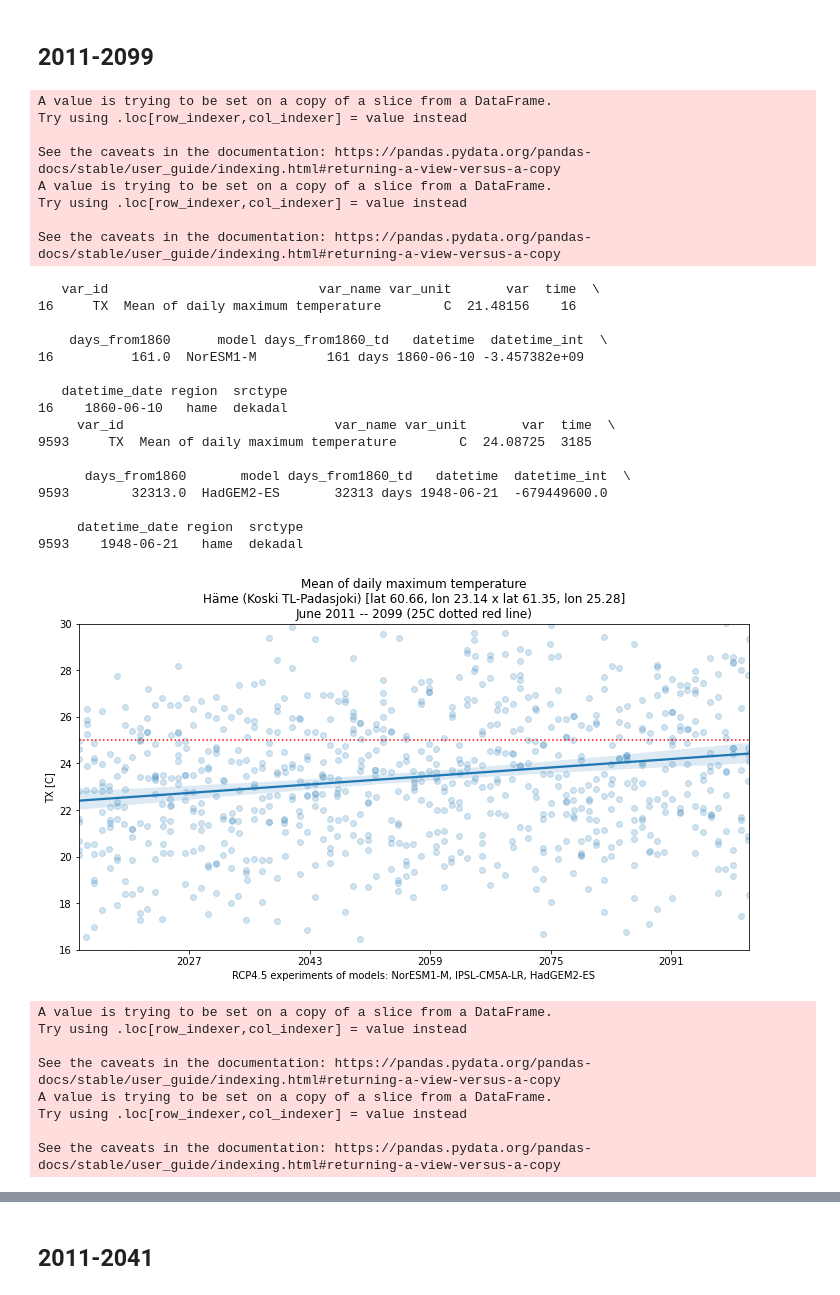
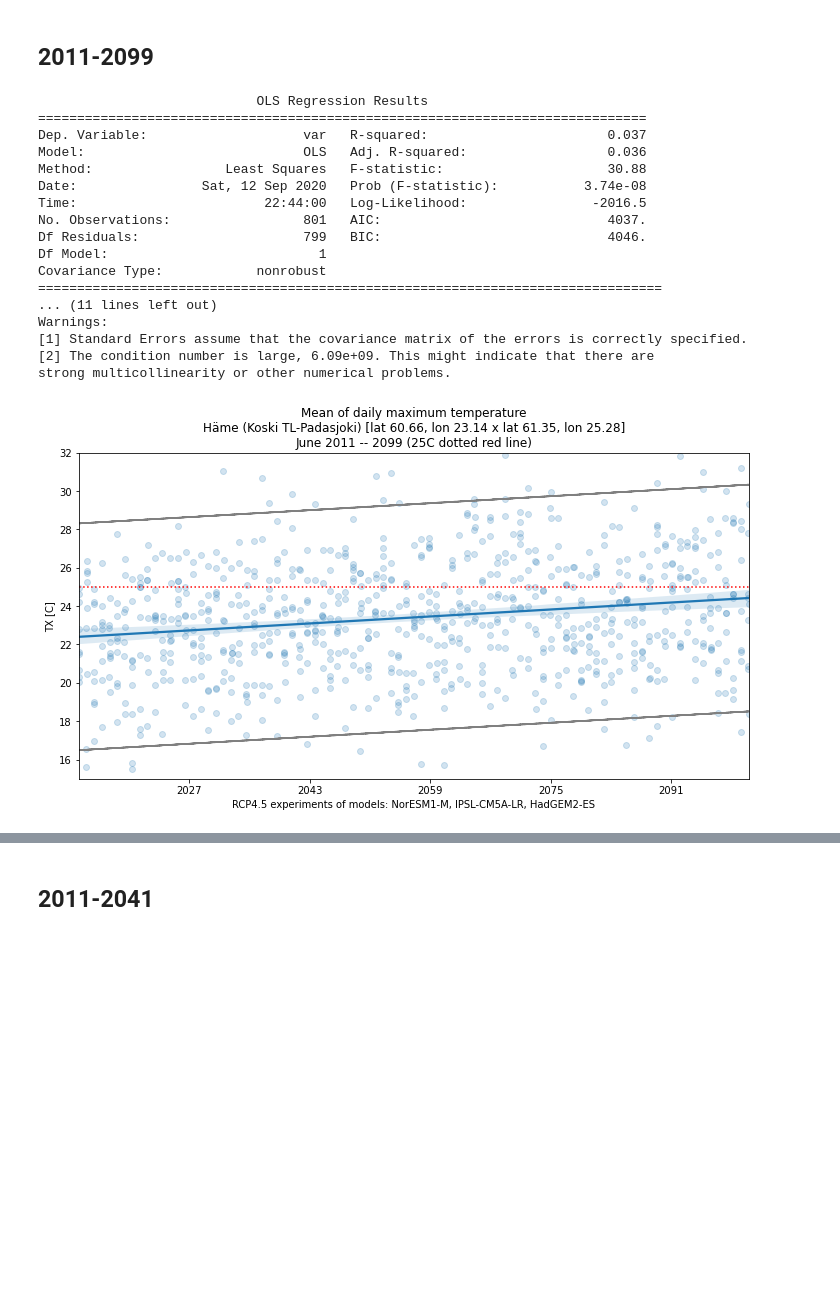
Before and after one commit to juhariis/cds-fin-strawberry, a Jupyter notebook: agro_strawberries_v2.ipynb, the cells around one changed output, grey strips where cells are left out. Cells and saved outputs as stored; diff of their text form; code cells hidden in the pictures; blank space fills up the shorter version.

Commit message:
Added prediction intervals for mean daily maximum temperature and moved respective functions into a separate module

```diff
--- a/agro_strawberries_v2.ipynb
+++ b/agro_strawberries_v2.ipynb
@@ -1222,64 +1176,35 @@ def quick_plot(df, geostr, txt = '', hline = None, timeadjust = 0):
 ## 2011-2099 <a id='mean_daily_temp_2011_2099'></a>
 # %%
 # dekadal long
+import importlib
+importlib.reload(sbry)
 
 timeadjust = 4.82
 xtra_txt = '\nJune 2011 -- 2099 (25C dotted red line)'
 
 df = df_dekadal_long.loc[
     (df_dekadal_long['var_id'] == 'TX') &
     (df_dekadal_long['region'].isin(['hame'])) &
     ((df_dekadal_long['datetime'].dt.month.isin([6])))
 ]
 
-quick_plot(df, geo_hame, xtra_txt, 25, timeadjust)
-
-df = df_dekadal_long.loc[
-    (df_dekadal_long['var_id'] == 'TX') &
-    (df_dekadal_long['region'].isin(['psavo'])) &
-    ((df_dekadal_long['datetime'].dt.month.isin([6])))
-]
-
-quick_plot(df, geo_psavo, xtra_txt, 25, timeadjust)
-
-df = df_dekadal_long.loc[
-    (df_dekadal_long['var_id'] == 'TX') &
-    (df_dekadal_long['region'].isin(['vsuomi'])) &
-    ((df_dekadal_long['datetime'].dt.month.isin([6])))
-]
-
-quick_plot(df, geo_vsuomi, xtra_txt, 25, timeadjust)
+sbry.quick_plot(df, geo_hame, xtra_txt, 25, timeadjust)
 # %% [output]
-A value is trying to be set on a copy of a slice from a DataFrame.
-Try using .loc[row_indexer,col_indexer] = value instead
-
-See the caveats in the documentation: https://pandas.pydata.org/pandas-docs/stable/user_guide/indexing.html#returning-a-view-versus-a-copy
-A value is trying to be set on a copy of a slice from a DataFrame.
-Try using .loc[row_indexer,col_indexer] = value instead
-
-See the caveats in the documentation: https://pandas.pydata.org/pandas-docs/stable/user_guide/indexing.html#returning-a-view-versus-a-copy
+                            OLS Regression Results
+==============================================================================
+Dep. Variable:                    var   R-squared:                       0.037
+Model:                            OLS   Adj. R-squared:                  0.036
+Method:                 Least Squares   F-statistic:                     30.88
+Date:                Sat, 12 Sep 2020   Prob (F-statistic):           3.74e-08
+Time:                        22:44:00   Log-Likelihood:                -2016.5
+No. Observations:                 801   AIC:                             4037.
+Df Residuals:                     799   BIC:                             4046.
+Df Model:                           1
+Covariance Type:            nonrobust
+================================================================================
+... (11 lines left out)
+Warnings:
+[1] Standard Errors assume that the covariance matrix of the errors is correctly specified.
+[2] The condition number is large, 6.09e+09. This might indicate that there are
+strong multicollinearity or other numerical problems.
-   var_id                           var_name var_unit       var  time  \
-16     TX  Mean of daily maximum temperature        C  21.48156    16
-
-    days_from1860      model days_from1860_td   datetime  datetime_int  \
-16          161.0  NorESM1-M         161 days 1860-06-10 -3.457382e+09
-
-   datetime_date region  srctype
-16    1860-06-10   hame  dekadal
-     var_id                           var_name var_unit       var  time  \
-9593     TX  Mean of daily maximum temperature        C  24.08725  3185
-
-      days_from1860       model days_from1860_td   datetime  datetime_int  \
-9593        32313.0  HadGEM2-ES       32313 days 1948-06-21  -679449600.0
-
-     datetime_date region  srctype
-9593    1948-06-21   hame  dekadal
-[figure, old version]
+[figure, new version]
-A value is trying to be set on a copy of a slice from a DataFrame.
-Try using .loc[row_indexer,col_indexer] = value instead
-
-See the caveats in the documentation: https://pandas.pydata.org/pandas-docs/stable/user_guide/indexing.html#returning-a-view-versus-a-copy
-A value is trying to be set on a copy of a slice from a DataFrame.
-Try using .loc[row_indexer,col_indexer] = value instead
-
-See the caveats in the documentation: https://pandas.pydata.org/pandas-docs/stable/user_guide/indexing.html#returning-a-view-versus-a-copy
```
Also changed, not shown: parts of 5 cells of this notebook, 1 other file.
